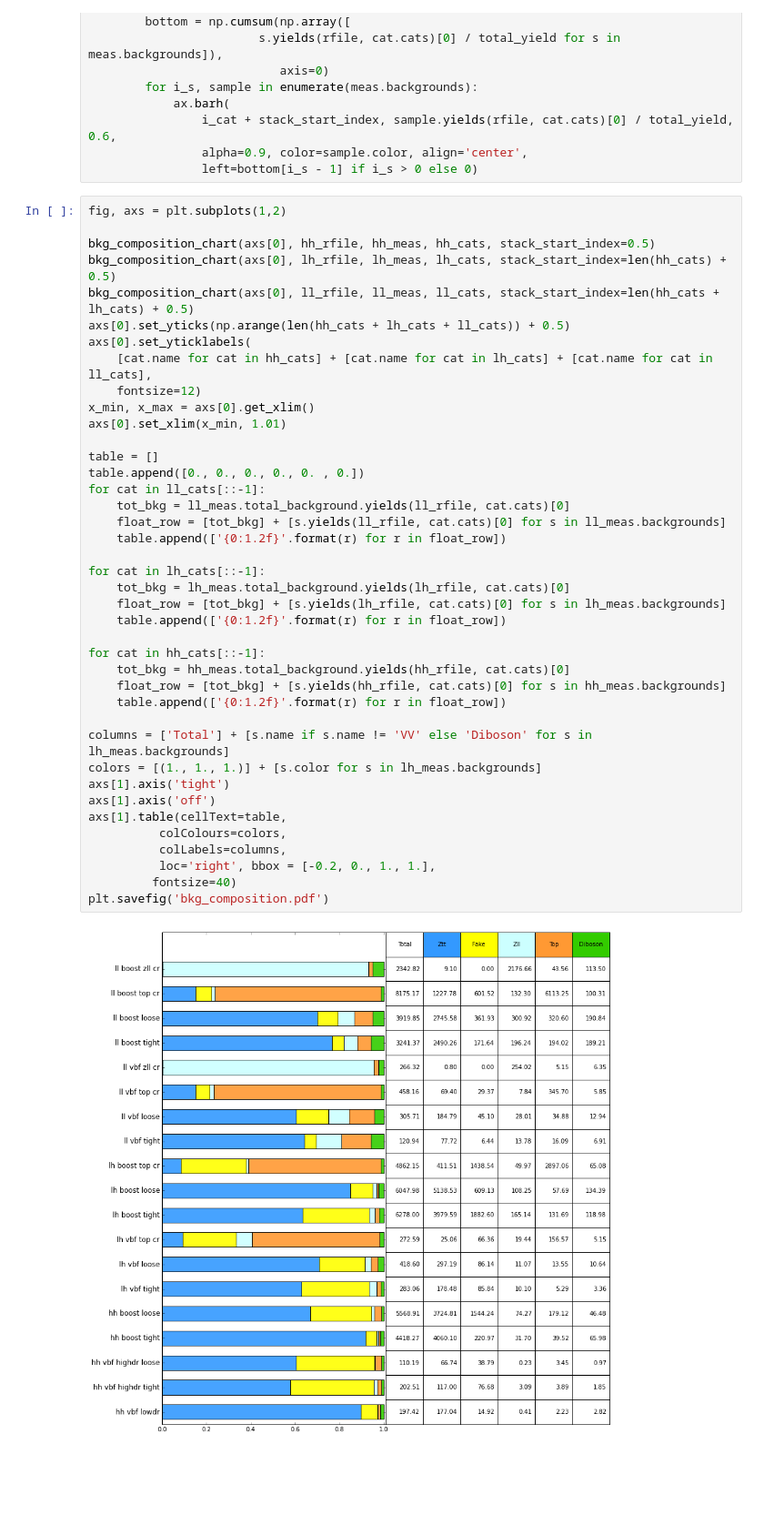
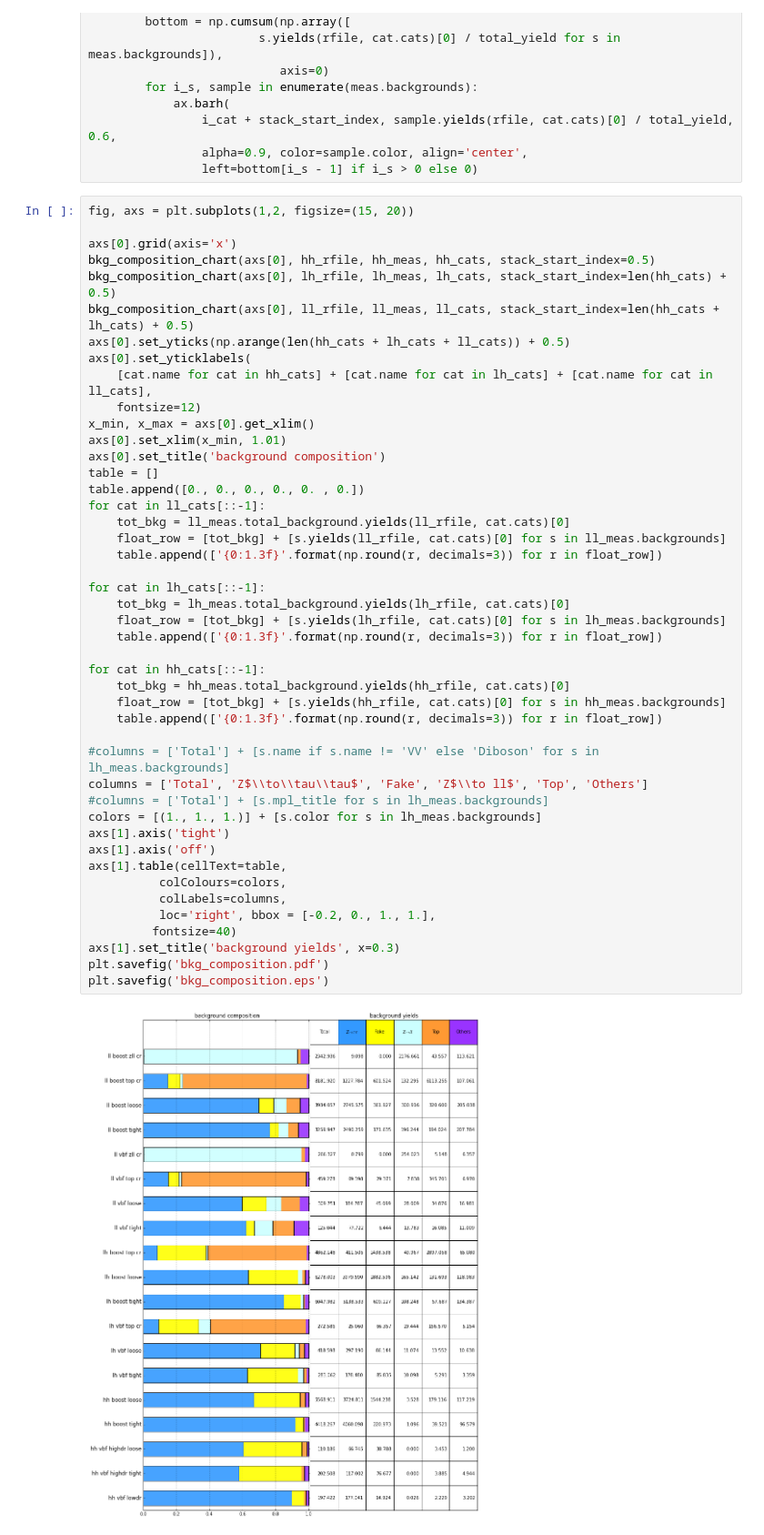
Before and after one commit to qbuat/WsInputInspector, a Jupyter notebook: yields.ipynb, the cells around one changed output. Shown: that part at 91% size. Saved outputs shown, nothing was run; the diff lists cells and outputs as text; blank space fills up the shorter version.

```diff
--- a/yields.ipynb
+++ b/yields.ipynb
@@ -80,44 +83,49 @@ def bkg_composition_chart(ax, rfile, meas, categories, stack_start_index=0):
                 alpha=0.9, color=sample.color, align='center',
                 left=bottom[i_s - 1] if i_s > 0 else 0)
 # %%
-fig, axs = plt.subplots(1,2)
+fig, axs = plt.subplots(1,2, figsize=(15, 20))
 
+axs[0].grid(axis='x')
 bkg_composition_chart(axs[0], hh_rfile, hh_meas, hh_cats, stack_start_index=0.5)
 bkg_composition_chart(axs[0], lh_rfile, lh_meas, lh_cats, stack_start_index=len(hh_cats) + 0.5)
 bkg_composition_chart(axs[0], ll_rfile, ll_meas, ll_cats, stack_start_index=len(hh_cats + lh_cats) + 0.5)
 axs[0].set_yticks(np.arange(len(hh_cats + lh_cats + ll_cats)) + 0.5)
 axs[0].set_yticklabels(
     [cat.name for cat in hh_cats] + [cat.name for cat in lh_cats] + [cat.name for cat in ll_cats],
     fontsize=12)
 x_min, x_max = axs[0].get_xlim()
 axs[0].set_xlim(x_min, 1.01)
-
+axs[0].set_title('background composition')
 table = []
 table.append([0., 0., 0., 0., 0. , 0.])
 for cat in ll_cats[::-1]:
     tot_bkg = ll_meas.total_background.yields(ll_rfile, cat.cats)[0]
     float_row = [tot_bkg] + [s.yields(ll_rfile, cat.cats)[0] for s in ll_meas.backgrounds]
-    table.append(['{0:1.2f}'.format(r) for r in float_row])
+    table.append(['{0:1.3f}'.format(np.round(r, decimals=3)) for r in float_row])
 
 for cat in lh_cats[::-1]:
     tot_bkg = lh_meas.total_background.yields(lh_rfile, cat.cats)[0]
     float_row = [tot_bkg] + [s.yields(lh_rfile, cat.cats)[0] for s in lh_meas.backgrounds]
-    table.append(['{0:1.2f}'.format(r) for r in float_row])
+    table.append(['{0:1.3f}'.format(np.round(r, decimals=3)) for r in float_row])
 
 for cat in hh_cats[::-1]:
     tot_bkg = hh_meas.total_background.yields(hh_rfile, cat.cats)[0]
     float_row = [tot_bkg] + [s.yields(hh_rfile, cat.cats)[0] for s in hh_meas.backgrounds]
-    table.append(['{0:1.2f}'.format(r) for r in float_row])
+    table.append(['{0:1.3f}'.format(np.round(r, decimals=3)) for r in float_row])
 
-columns = ['Total'] + [s.name if s.name != 'VV' else 'Diboson' for s in lh_meas.backgrounds]
+#columns = ['Total'] + [s.name if s.name != 'VV' else 'Diboson' for s in lh_meas.backgrounds]
+columns = ['Total', 'Z$\\to\\tau\\tau$', 'Fake', 'Z$\\to ll$', 'Top', 'Others']
+#columns = ['Total'] + [s.mpl_title for s in lh_meas.backgrounds]
 colors = [(1., 1., 1.)] + [s.color for s in lh_meas.backgrounds]
 axs[1].axis('tight')
 axs[1].axis('off')
 axs[1].table(cellText=table,
           colColours=colors,
           colLabels=columns,
           loc='right', bbox = [-0.2, 0., 1., 1.],
          fontsize=40)
+axs[1].set_title('background yields', x=0.3)
 plt.savefig('bkg_composition.pdf')
+plt.savefig('bkg_composition.eps')
 # %% [output]
-[figure, old version]
+[figure, new version]
```
Also changed, not shown: parts of 6 cells of this notebook, 3 other files.
